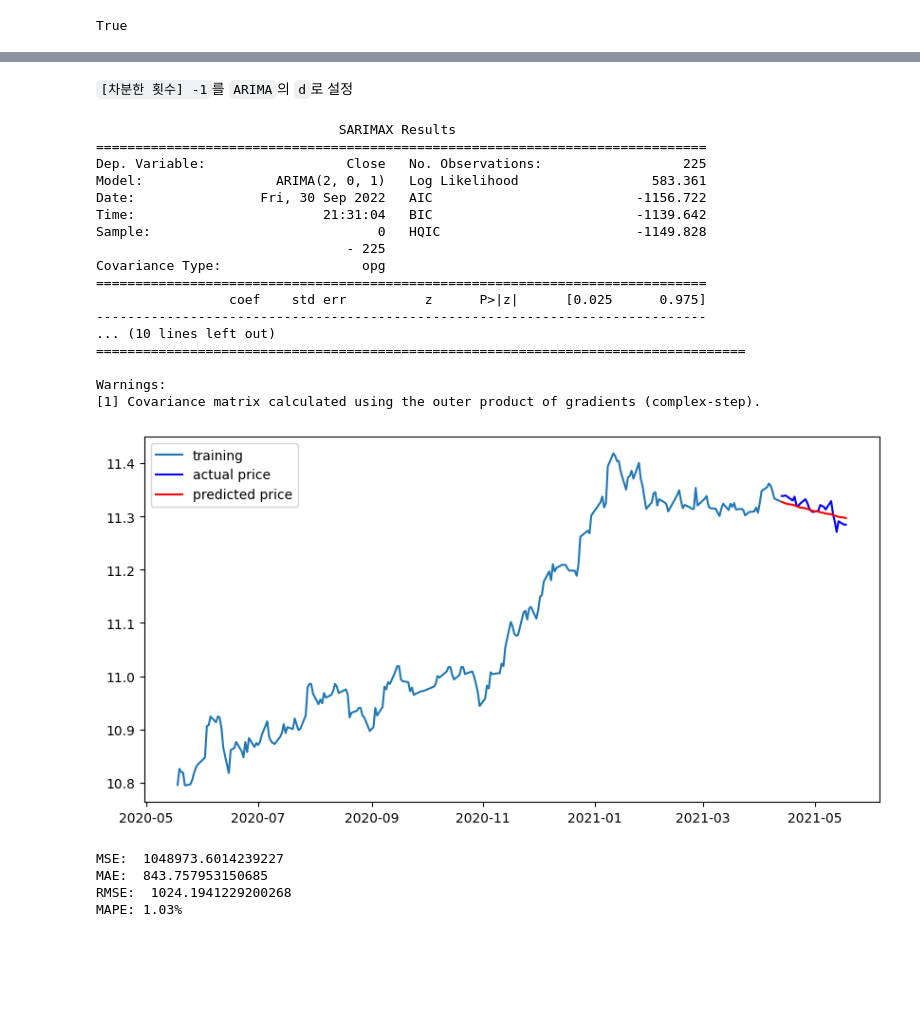
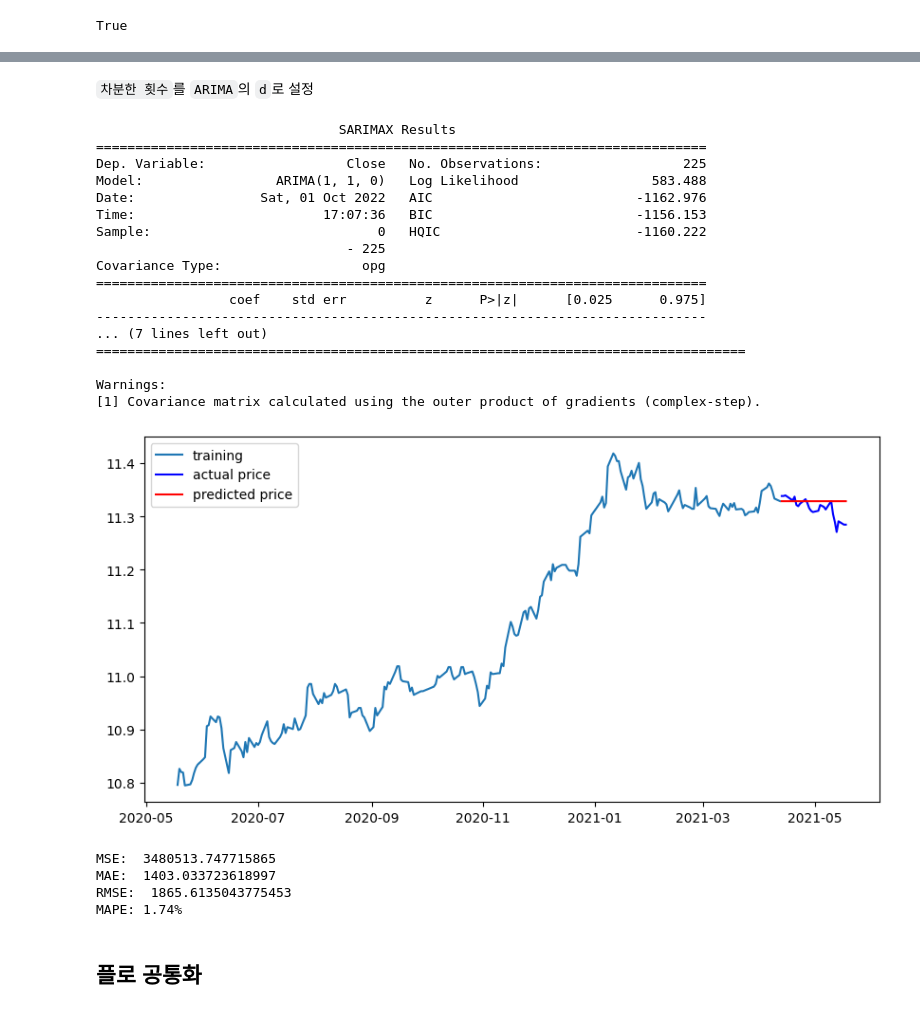
Before and after one commit to hwangsae91/project_so, a Jupyter notebook: exploration/220923/20220923.ipynb, the cells around one changed output, grey strips where cells are left out. Cells and saved outputs as stored; diff of their text form; code cells hidden in the pictures; blank space fills up the shorter version.

```diff
--- a/exploration/220923/20220923.ipynb
+++ b/exploration/220923/20220923.ipynb
@@ -32,10 +32,15 @@ class P_ValueThresholdPercent(Enum):
     natural_science = 1 # 자연과학 데이터용
 
 TIME_COL = "Close"
+THRESHOLD = P_ValueThresholdPercent.social_science.value / 100
 
 # [file name]:[company name]
 COM_DICT = {
-    "KO.csv" : "kokacola"
+    "KO.csv" : "caca cola"
+    , "SBUX.csv" : "starbucks"
+    , "NKE.csv" : "nike"
+    , "AMZN.csv" : "amazon"
+    , "ORCL.csv" : "oracle"
 }
 
 warnings.filterwarnings('ignore') #경고 무시
@@ -299,0 +349,28 @@ Critical Value (10%) : -2.573018897632674
+# %%
+
+# p,차분,q 구하기
+q_lag = -1
+p_lag = -1
+d = 0
+diff = close[::]
+
+while True:
+    diff = diff.diff(periods=1).iloc[1:]
+
+    diff.plot(title=f'Difference {d+1}st')
+    plt.show()
+
+    plot_acf(diff, title=f'acf {d+1}st')
+    plt.show()
+
+    plot_pacf(diff, title=f'pacf {d+1}st')
+    plt.show()
+
+    d += 1
+    if augmented_dickey_fuller_test(diff):
+        acf_list = [abs(acf(diff, k)) <= THRESHOLD for k in range(30)]
+        q_lag = acf_list.index(True) - 1
+
+        pacf_list = [abs(pacf(diff, k)) <= THRESHOLD for k in range(30)]
+        p_lag = pacf_list.index(True)
+        break
@@ -300,54 +388,56 @@ Critical Value (10%) : -2.573018897632674
 # %% [markdown]
-`[차분한 횟수] -1`를 `ARIMA`의 `d`로 설정
+`차분한 횟수`를 `ARIMA`의 `d`로 설정
 # %%
 # p,d,q 순서대로 arima 모델 적용
-model = ARIMA(train_data, order=(2, d, 1))
+model = ARIMA(train_data, order=(p_lag, d, q_lag))
 fitted_m = model.fit()
 
 print(fitted_m.summary())
 
 # Forecast : 결과가 fc에 담깁니다.
-fc = fitted_m.forecast(len(test_data), alpha=0.05)  # 95% conf
+fc = fitted_m.forecast(len(test_data), alpha=THRESHOLD)  # 95% conf
 fc = np.array(fc)
 # Make as pandas series
 fc_series = pd.Series(fc, index=test_data.index)   # 예측결과
 
 # Plot
 plt.figure(figsize=(10,5), dpi=100)
 plt.plot(train_data, label='training')
 plt.plot(test_data, c='b', label='actual price')
 plt.plot(fc_series, c='r',label='predicted price')
 plt.legend()
 plt.show()
 
 mse = mean_squared_error(np.exp(test_data), np.exp(fc))
 print('MSE: ', mse)
 mae = mean_absolute_error(np.exp(test_data), np.exp(fc))
 print('MAE: ', mae)
 rmse = math.sqrt(mean_squared_error(np.exp(test_data), np.exp(fc)))
 print('RMSE: ', rmse)
 mape = np.mean(np.abs(np.exp(fc) - np.exp(test_data))/np.abs(np.exp(test_data)))
 print('MAPE: {:.2f}%'.format(mape*100))
 # %% [output]
                                SARIMAX Results
 ==============================================================================
 Dep. Variable:                  Close   No. Observations:                  225
-Model:                 ARIMA(2, 0, 1)   Log Likelihood                 583.361
-Date:                Fri, 30 Sep 2022   AIC                          -1156.722
-Time:                        21:31:04   BIC                          -1139.642
-Sample:                             0   HQIC                         -1149.828
+Model:                 ARIMA(1, 1, 0)   Log Likelihood                 583.488
+Date:                Sat, 01 Oct 2022   AIC                          -1162.976
+Time:                        17:07:36   BIC                          -1156.153
+Sample:                             0   HQIC                         -1160.222
                                 - 225
 Covariance Type:                  opg
 ==============================================================================
                  coef    std err          z      P>|z|      [0.025      0.975]
 ------------------------------------------------------------------------------
-... (10 lines left out)
+... (7 lines left out)
 ===================================================================================
 
 Warnings:
 [1] Covariance matrix calculated using the outer product of gradients (complex-step).
-[figure, old version]
+[figure, new version]
-MSE:  1048973.6014239227
-MAE:  843.757953150685
-RMSE:  1024.1941229200268
-MAPE: 1.03%
+MSE:  3480513.747715865
+MAE:  1403.033723618997
+RMSE:  1865.6135043775453
+MAPE: 1.74%
+# %% [markdown]
+## 플로 공통화
```
Also changed, not shown: parts of 18 cells of this notebook, 6 other files.
